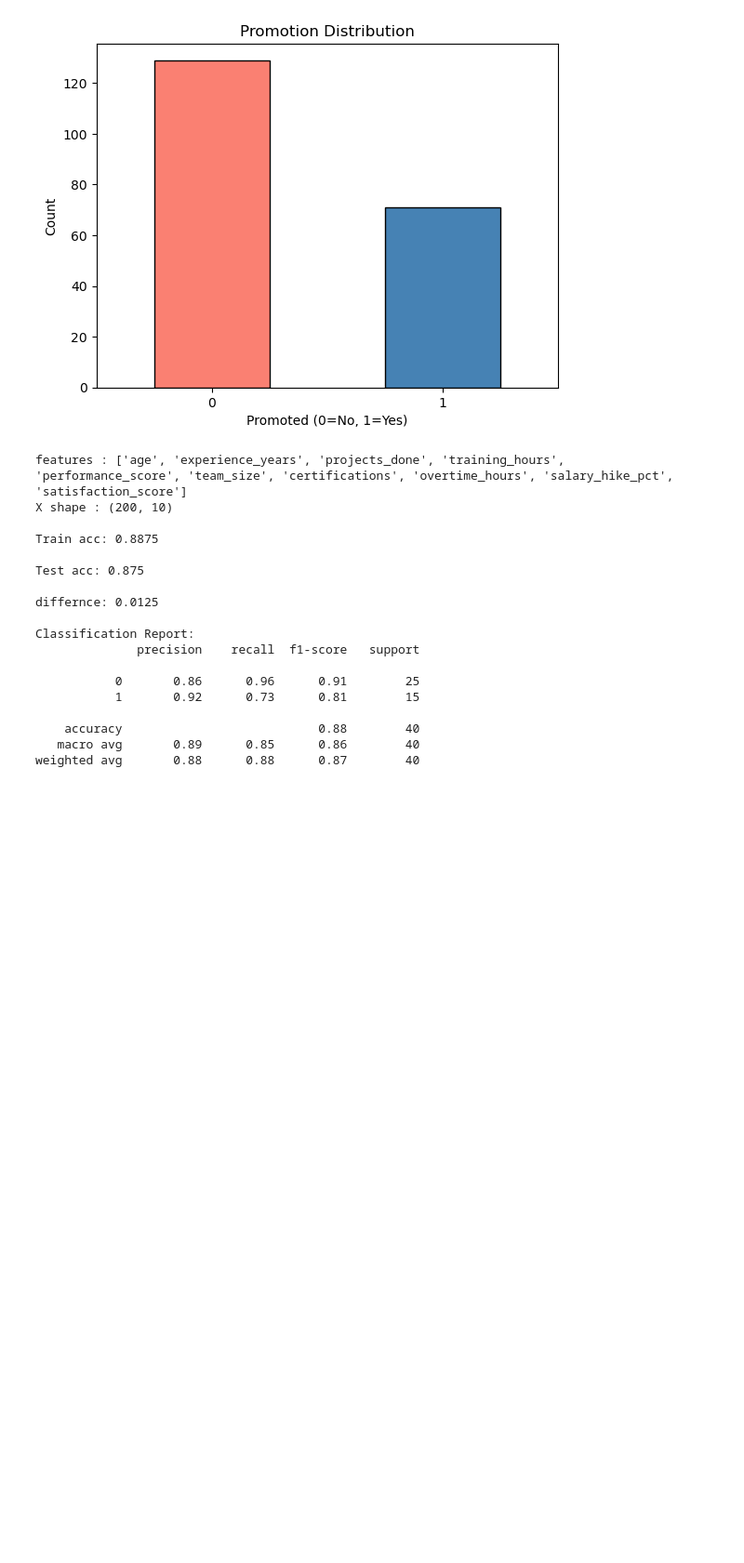
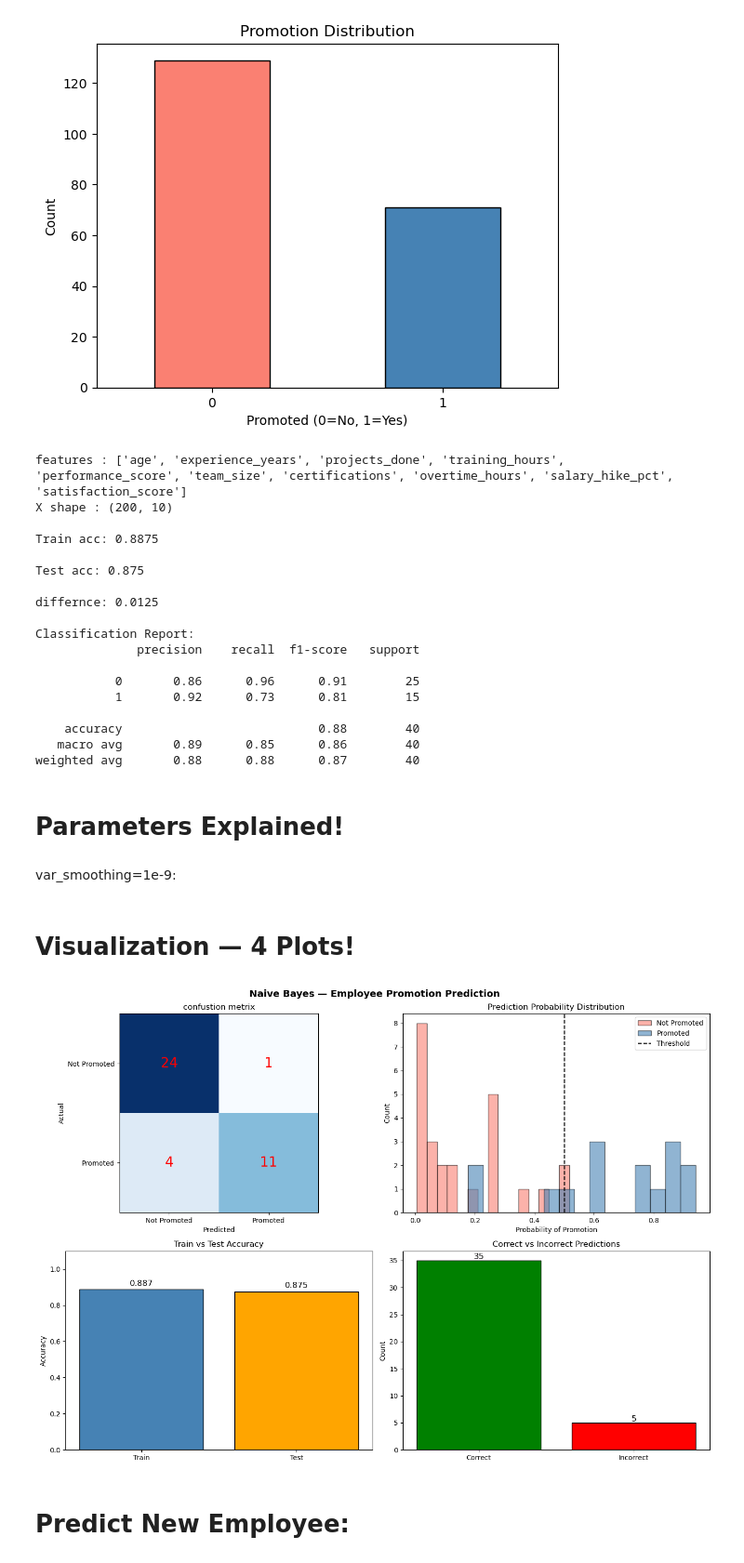
Before and after one commit to ashabakshi/ML_Learning_Clear_basics-, a Jupyter notebook: 06_Naive_Bayes/06_naive_bayes.ipynb, the cells around one changed output. Shown at 93% size. Saved outputs shown, nothing was run; the diff lists cells and outputs as text; code cells hidden in the pictures; blank space fills up the shorter version.

Commit message:
naive updated

```diff
--- a/06_Naive_Bayes/06_naive_bayes.ipynb
+++ b/06_Naive_Bayes/06_naive_bayes.ipynb
@@ -220,3 +220,7 @@ Classification Report:
     accuracy                           0.88        40
    macro avg       0.89      0.85      0.86        40
 weighted avg       0.88      0.88      0.87        40
+# %% [markdown]
+# Parameters Explained!
+# %% [markdown]
+var_smoothing=1e-9:
@@ -222,0 +238,76 @@ weighted avg       0.88      0.88      0.87        40
+# %% [markdown]
+# Visualization — 4 Plots!
+# %%
+fig , axes = plt.subplots(2,2, figsize=(14,10))
+# Plot 1 — Confusion Matrix
+
+cm= confusion_matrix(y_test,y_pred)
+axes[0,0].imshow(cm,cmap="Blues")
+axes[0,0].set_title("confustion metrix")
+axes[0,0].set_xlabel("Predicted")
+axes[0,0].set_ylabel("Actual")
+axes[0,0].set_xticks([0,1])
+axes[0,0].set_yticks([0,1])
+axes[0,0].set_xticklabels(["Not Promoted","Promoted"])
+axes[0,0].set_yticklabels(["Not Promoted","Promoted"])
+
+for i in range(2):
+    for j in range(2):
+        axes[0,0].text(j,i,cm[i,j],
+        ha="center", va="center",
+        color="red", fontsize=20)
+
+# Plot 2 — Prediction Probability Distribution
+axes[0,1].hist(y_prob[:, 1][y_test==0],
+               bins=15, alpha=0.6,
+               color="salmon", label="Not Promoted",edgecolor="black")
+axes[0,1].hist(y_prob[:, 1][y_test==1],
+               bins=15, alpha=0.6,
+               color="steelblue", label="Promoted",edgecolor="black")
+axes[0,1].axvline(x=0.5, color="black",
+                  linestyle="--", label="Threshold")
+axes[0,1].set_title("Prediction Probability Distribution")
+axes[0,1].set_xlabel("Probability of Promotion")
+axes[0,1].set_ylabel("Count")
+axes[0,1].legend()
+
+# Plot 3 — Train vs Test Accuracy
+axes[1,0].bar(["Train", "Test"],
+              [train_acc, test_acc],
+              color=["steelblue", "orange"],
+              edgecolor="black")
+axes[1,0].set_title("Train vs Test Accuracy")
+axes[1,0].set_ylabel("Accuracy")
+axes[1,0].set_ylim([0, 1.1])
+for i, v in enumerate([train_acc, test_acc]):
+    axes[1,0].text(i, v + 0.02,
+                   f"{v:.3f}",
+                   ha="center", fontsize=12)
+
+# Plot 4 — Actual vs Predicted counts
+results = pd.DataFrame({
+    "Actual"   : y_test.values,
+    "Predicted": y_pred
+})
+correct   = (results["Actual"]==results["Predicted"]).sum()
+incorrect = (results["Actual"]!=results["Predicted"]).sum()
+
+axes[1,1].bar(["Correct", "Incorrect"],
+              [correct, incorrect],
+              color=["green", "red"],
+              edgecolor="black")
+axes[1,1].set_title("Correct vs Incorrect Predictions")
+axes[1,1].set_ylabel("Count")
+for i, v in enumerate([correct, incorrect]):
+    axes[1,1].text(i, v + 0.3,
+                   str(v),
+                   ha="center", fontsize=12)
+
+plt.suptitle("Naive Bayes — Employee Promotion Prediction",
+             fontsize=14, fontweight="bold")
+plt.tight_layout()
+plt.show()
+# %% [output]
+[figure, added]
+# %% [markdown]
+# Predict New Employee:
```
Also changed, not shown: parts of 3 cells of this notebook.
